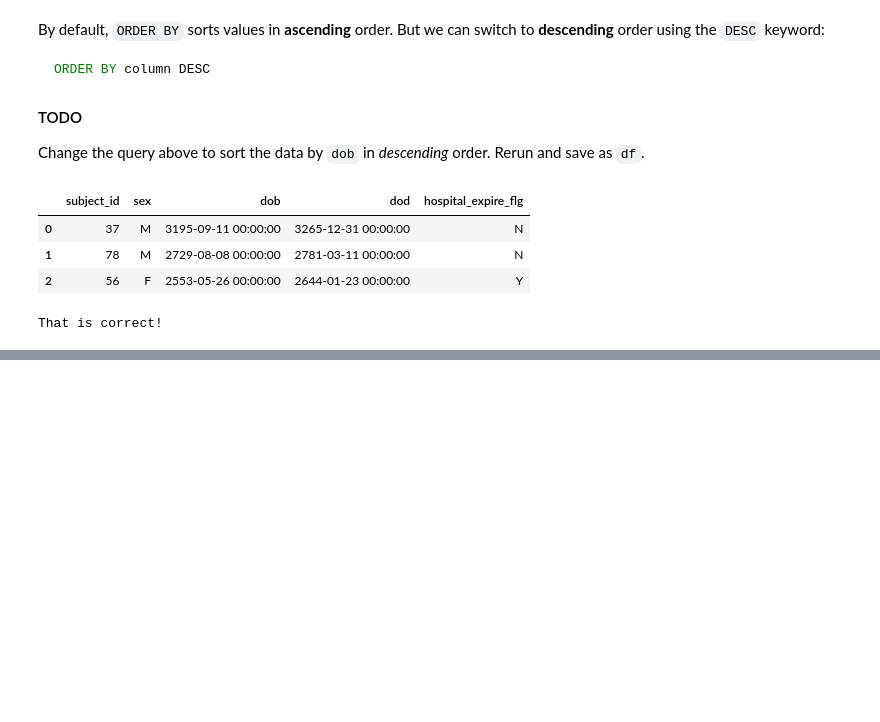
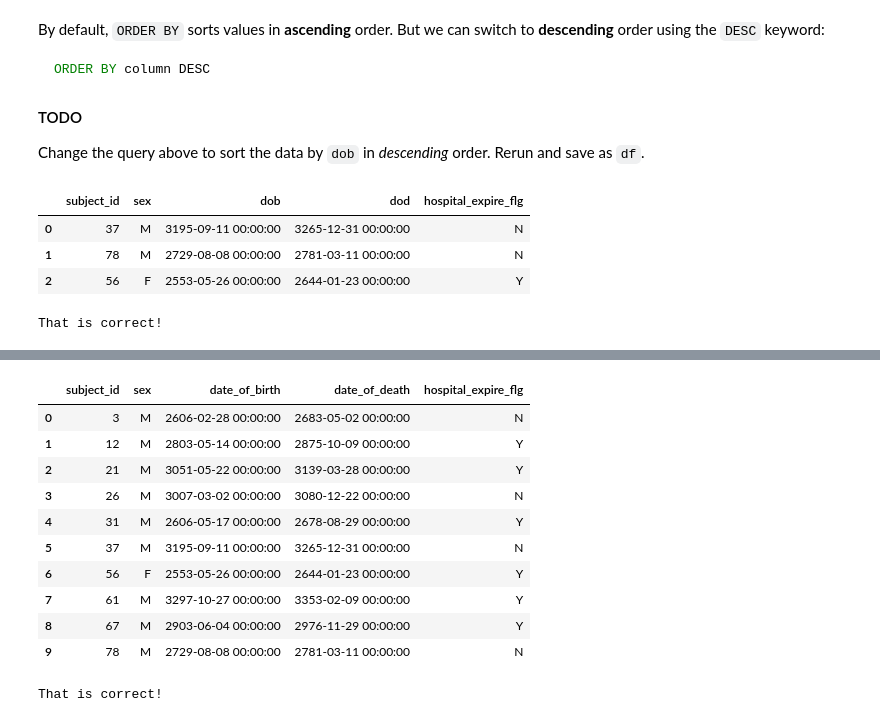
Before and after one commit to abchapman93/PHS_Data_Science_2022_instructor, a Jupyter notebook: Module-3-SQL/01-Intro-to-SQL-instructor.ipynb, the cells around one changed output, grey strips where cells are left out. Cells and saved outputs as stored; diff of their text form; code cells hidden in the pictures; blank space fills up the shorter version.

```diff
--- a/Module-3-SQL/01-Intro-to-SQL-instructor.ipynb
+++ b/Module-3-SQL/01-Intro-to-SQL-instructor.ipynb
@@ -439,0 +464,26 @@ That is correct!
+# %%
+query = """
+SELECT
+    subject_id
+    ,sex
+    ,dob AS date_of_birth
+    ,dod AS date_of_death
+    ,hospital_expire_flg
+FROM d_patients
+LIMIT 10
+"""
+
+df_patients_renamed = pd.read_sql(query, conn)
+df_patients_renamed
+# %% [output]
+|  | subject_id | sex | date_of_birth | date_of_death | hospital_expire_flg |
+| 0 | 3 | M | 2606-02-28 00:00:00 | 2683-05-02 00:00:00 | N |
+| 1 | 12 | M | 2803-05-14 00:00:00 | 2875-10-09 00:00:00 | Y |
+| 2 | 21 | M | 3051-05-22 00:00:00 | 3139-03-28 00:00:00 | Y |
+| 3 | 26 | M | 3007-03-02 00:00:00 | 3080-12-22 00:00:00 | N |
+| 4 | 31 | M | 2606-05-17 00:00:00 | 2678-08-29 00:00:00 | Y |
+| 5 | 37 | M | 3195-09-11 00:00:00 | 3265-12-31 00:00:00 | N |
+| 6 | 56 | F | 2553-05-26 00:00:00 | 2644-01-23 00:00:00 | Y |
+| 7 | 61 | M | 3297-10-27 00:00:00 | 3353-02-09 00:00:00 | Y |
+| 8 | 67 | M | 2903-06-04 00:00:00 | 2976-11-29 00:00:00 | Y |
+| 9 | 78 | M | 2729-08-08 00:00:00 | 2781-03-11 00:00:00 | N |
@@ -439,0 +504,5 @@ That is correct!
+# %%
+# RUN CELL TO TEST VALUE
+validate_df_patients_renamed.test(df_patients_renamed)
+# %% [output]
+That is correct!
```
Also changed, not shown: parts of 41 cells of this notebook, 5 other files.
